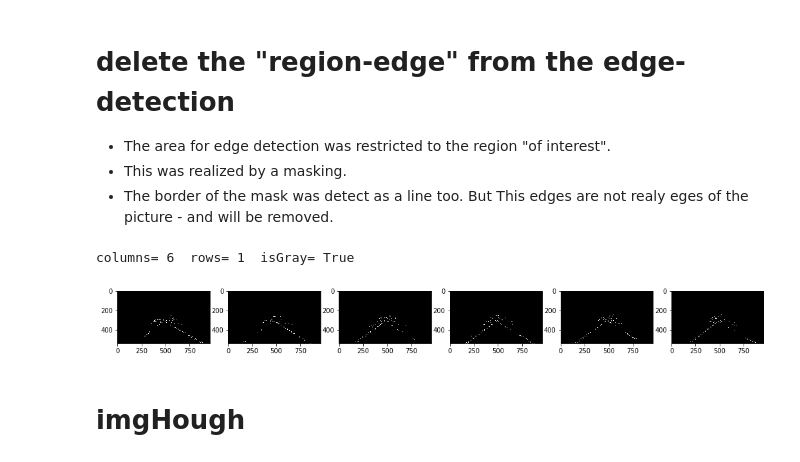
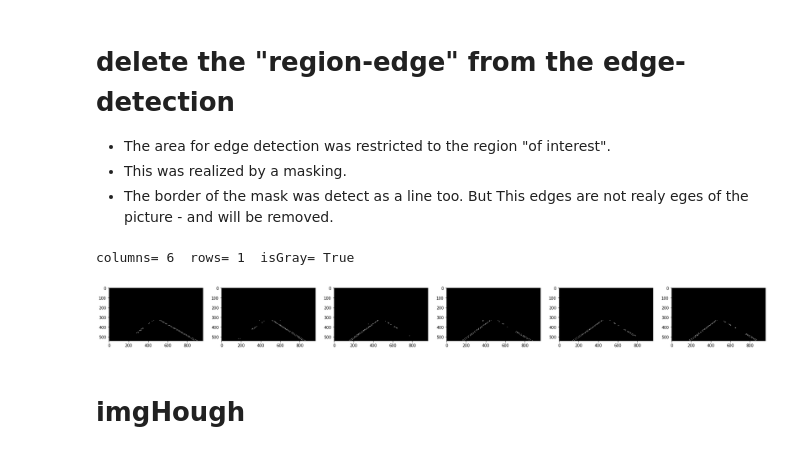
Before and after one commit to JensGutow/CarND-LaneLines-P1, a Jupyter notebook: P1.ipynb, the cells around one changed output. Saved outputs shown, nothing was run; the diff lists cells and outputs as text; code cells hidden in the pictures.

```diff
--- a/P1.ipynb
+++ b/P1.ipynb
@@ -265,0 +296,3 @@ print(pts)
+# %%
+pts = np.array([(100, 540),(340, 320),(610, 320),(960, 540)], np.int32)
+print(pts)
@@ -265,0 +306,4 @@ print(pts)
+# %%
+dN=10
+pts_clipp =  np.array([(100+dN, 540),(340+dN, 320+dN),(610-dN, 320+dN),(960-dN, 540)], np.int32)
+print(pts_clipp)
@@ -366,7 +413,7 @@ low_thresholds  =[80,100,120]
 high_thresholds = [160,200,240]
 
 def cannyList(lowTh, highTh):
-    return [canny(image, low_threshold, high_threshold) for image in imgGaussianBlurs ]
+    return [canny(image, lowTh, highTh) for image in imgGaussianBlurs ]
 
 imgCannysSum = []
 for lowTh in low_thresholds:
@@ -395,11 +442,11 @@ columns= 6  rows= 1  isGray= True
 - This was realized by a masking.
 - The border of the mask was detect as a line too. But This edges are not realy eges of the picture - and will be removed.
 # %%
-imgCannysNoExternalEdges = [region_of_interest(image, [pts_mask]) for image in imgCanny]
+imgCannysNoExternalEdges = [region_of_interest(image, [pts_clipp]) for image in imgCanny]
 showImages(imgCannysNoExternalEdges, 6, 1, True)
 # %% [output]
 columns= 6  rows= 1  isGray= True
-[figure, old version]
+[figure, new version]
 # %% [markdown]
 # imgHough
 # %%
```
Also changed, not shown: parts of 43 cells of this notebook, 6 other files.
